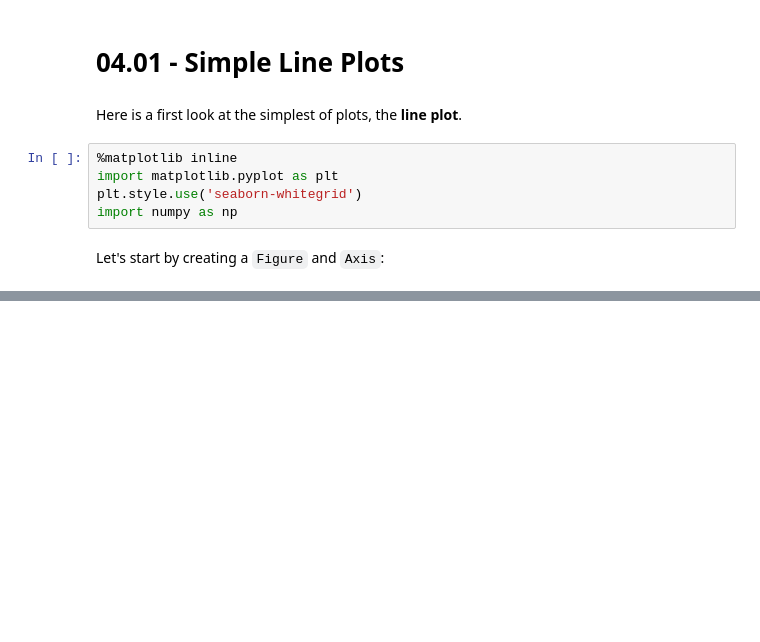
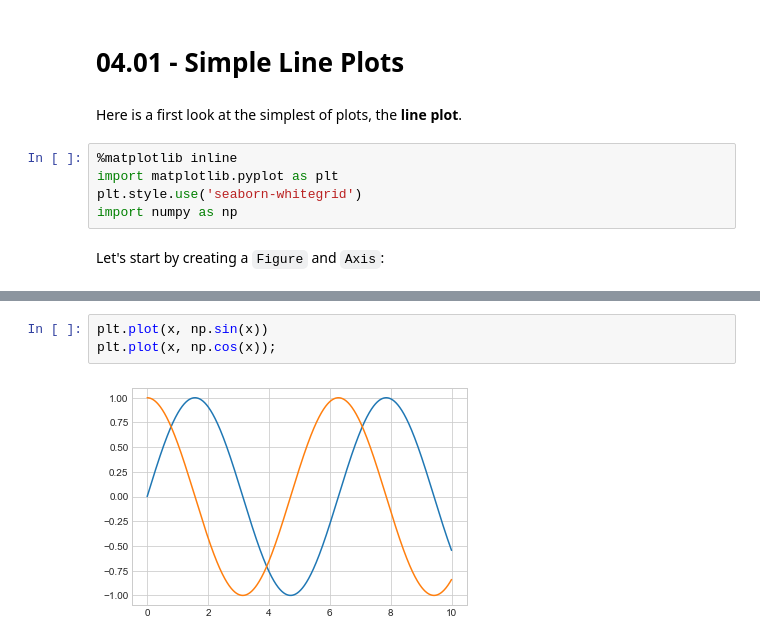
Before and after one commit to GiuseppeBaldini/Python-DS-Handbook, a Jupyter notebook: 4.Matplotlib/04.01 - Simple Line Plots.ipynb, the cells around one changed output, grey strips where cells are left out. Saved outputs shown, nothing was run; the diff lists cells and outputs as text; blank space fills up the shorter version.

```diff
--- a/4.Matplotlib/04.01 - Simple Line Plots.ipynb
+++ b/4.Matplotlib/04.01 - Simple Line Plots.ipynb
@@ -16,0 +24,5 @@ ax = plt.axes()
+# %%
+plt.plot(x, np.sin(x))
+plt.plot(x, np.cos(x));
+# %% [output]
+[figure, added]
```
Also changed, not shown: parts of 20 cells of this notebook, 2 other files.
